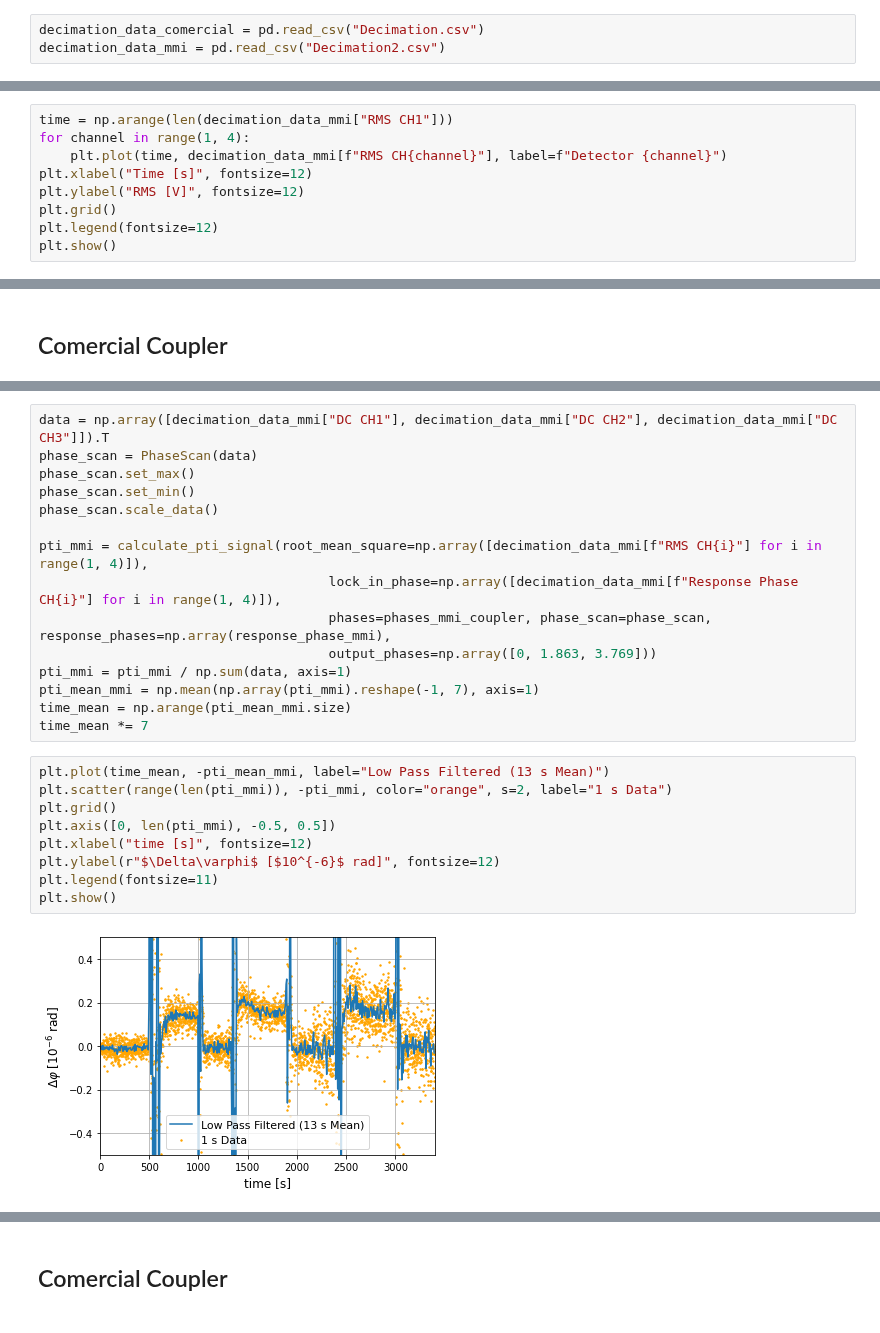
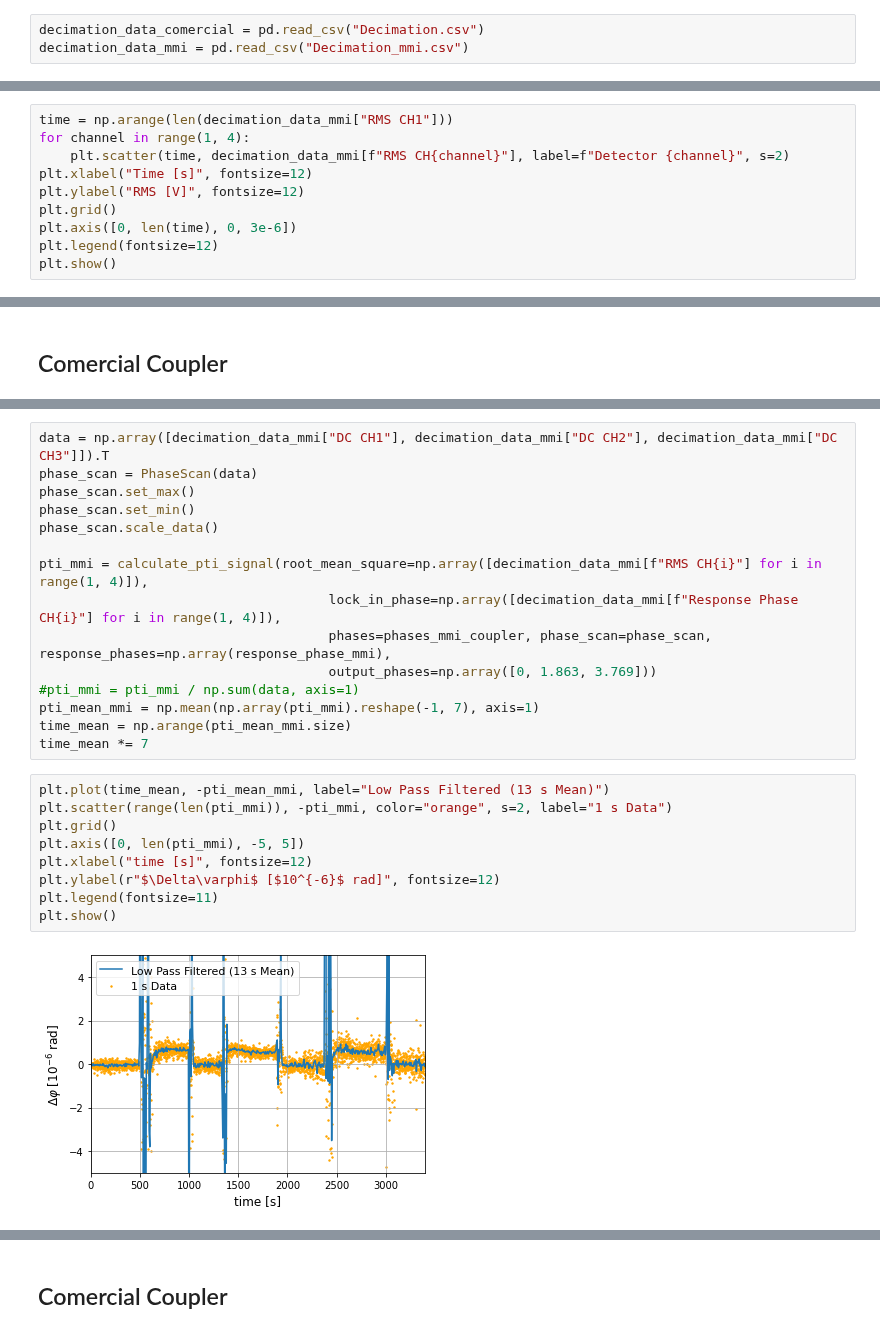
Before and after one commit to bilaljo/MiniPTI, a Jupyter notebook: notebooks/pti.ipynb, the cells around one changed output, grey strips where cells are left out. Cells and saved outputs as stored; diff of their text form.

```diff
--- a/notebooks/pti.ipynb
+++ b/notebooks/pti.ipynb
@@ -7,7 +7,7 @@ from scipy.optimize import minimize
 from phase_scan import PhaseScan
 # %%
 decimation_data_comercial = pd.read_csv("Decimation.csv")
-decimation_data_mmi = pd.read_csv("Decimation2.csv")
+decimation_data_mmi = pd.read_csv("Decimation_mmi.csv")
 # %% [markdown]
 # DC Values
 # %% [markdown]
@@ -56,10 +56,11 @@ plt.show()
 # %%
 time = np.arange(len(decimation_data_mmi["RMS CH1"]))
 for channel in range(1, 4):
-    plt.plot(time, decimation_data_mmi[f"RMS CH{channel}"], label=f"Detector {channel}")
+    plt.scatter(time, decimation_data_mmi[f"RMS CH{channel}"], label=f"Detector {channel}", s=2)
 plt.xlabel("Time [s]", fontsize=12)
 plt.ylabel("RMS [V]", fontsize=12)
 plt.grid()
+plt.axis([0, len(time), 0, 3e-6])
 plt.legend(fontsize=12)
 plt.show()
 # %% [output]
@@ -288,18 +289,18 @@ pti_mmi = calculate_pti_signal(root_mean_square=np.array([decimation_data_mmi[f"
                                      lock_in_phase=np.array([decimation_data_mmi[f"Response Phase CH{i}"] for i in range(1, 4)]),
                                      phases=phases_mmi_coupler, phase_scan=phase_scan, response_phases=np.array(response_phase_mmi),
                                      output_phases=np.array([0, 1.863, 3.769]))
-pti_mmi = pti_mmi / np.sum(data, axis=1)
+#pti_mmi = pti_mmi / np.sum(data, axis=1)
 pti_mean_mmi = np.mean(np.array(pti_mmi).reshape(-1, 7), axis=1)
 time_mean = np.arange(pti_mean_mmi.size)
 time_mean *= 7
 # %%
 plt.plot(time_mean, -pti_mean_mmi, label="Low Pass Filtered (13 s Mean)")
 plt.scatter(range(len(pti_mmi)), -pti_mmi, color="orange", s=2, label="1 s Data")
 plt.grid()
-plt.axis([0, len(pti_mmi), -0.5, 0.5])
+plt.axis([0, len(pti_mmi), -5, 5])
 plt.xlabel("time [s]", fontsize=12)
 plt.ylabel(r"$\Delta\varphi$ [$10^{-6}$ rad]", fontsize=12)
 plt.legend(fontsize=11)
 plt.show()
 # %% [output]
-[figure, old version]
+[figure, new version]
```
Also changed, not shown: parts of 11 cells of this notebook, 37 other files.
